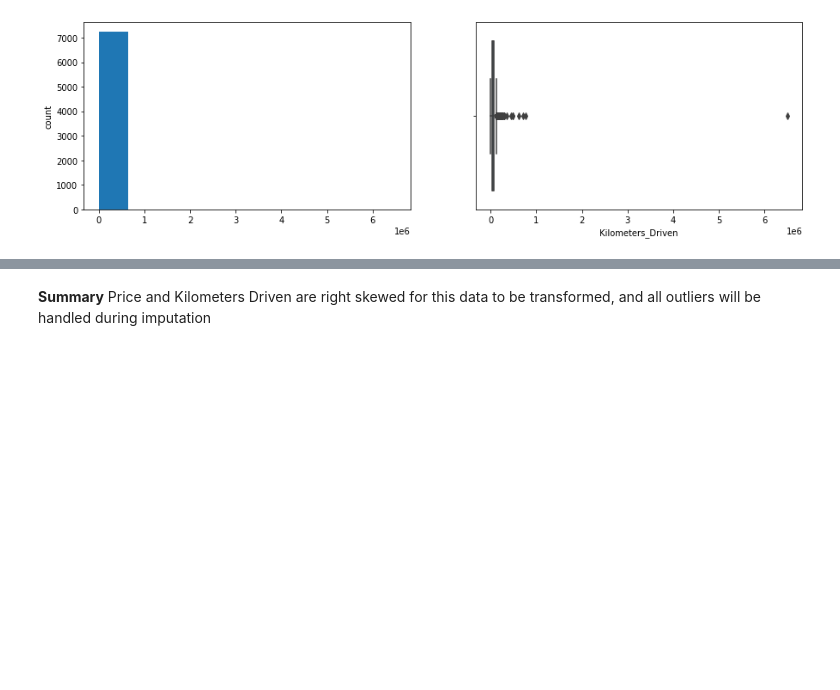
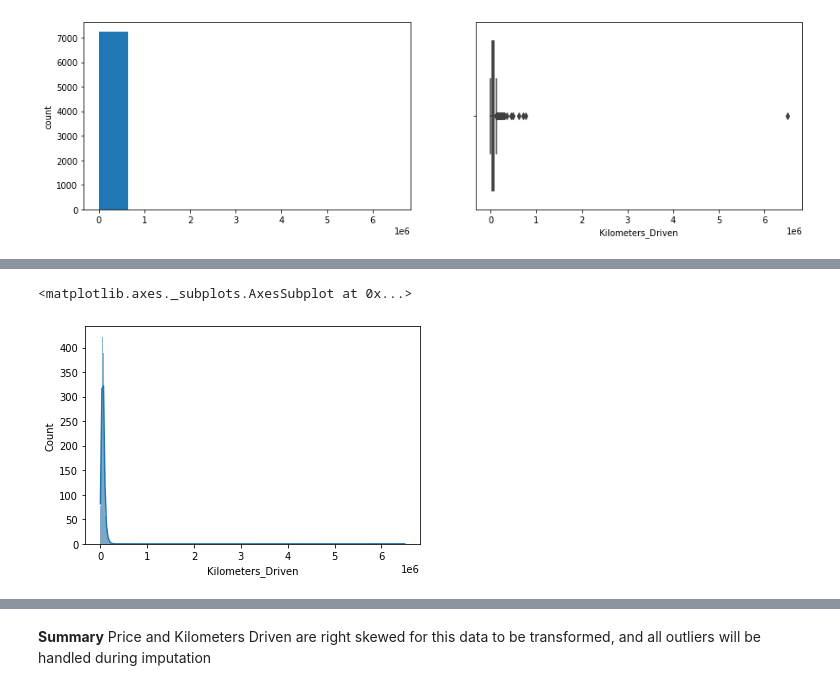
Before and after one commit to reneSalmon/Exploratory_Data_Analysis, a Jupyter notebook: EDA_Data_Analysis_Process.ipynb, the cells around one changed output, grey strips where cells are left out. Saved outputs shown, nothing was run; the diff lists cells and outputs as text; code cells hidden in the pictures; blank space fills up the shorter version.

```diff
--- a/EDA_Data_Analysis_Process.ipynb
+++ b/EDA_Data_Analysis_Process.ipynb
@@ -939,0 +970,12 @@ ax.yaxis.set_major_formatter(y_formatter)
+# %%
+# make data:
+# np.random.seed(3)
+# x = 0.5 + np.arange(8)
+# y = np.random.uniform(2, 7, len(x))
+
+# plot
+# Plot histogram
+sns.histplot(data = data.Kilometers_Driven, kde = True)
+# %% [output]
+<matplotlib.axes._subplots.AxesSubplot at 0x...>
+[figure, added]
```
Also changed, not shown: parts of 25 cells of this notebook.
